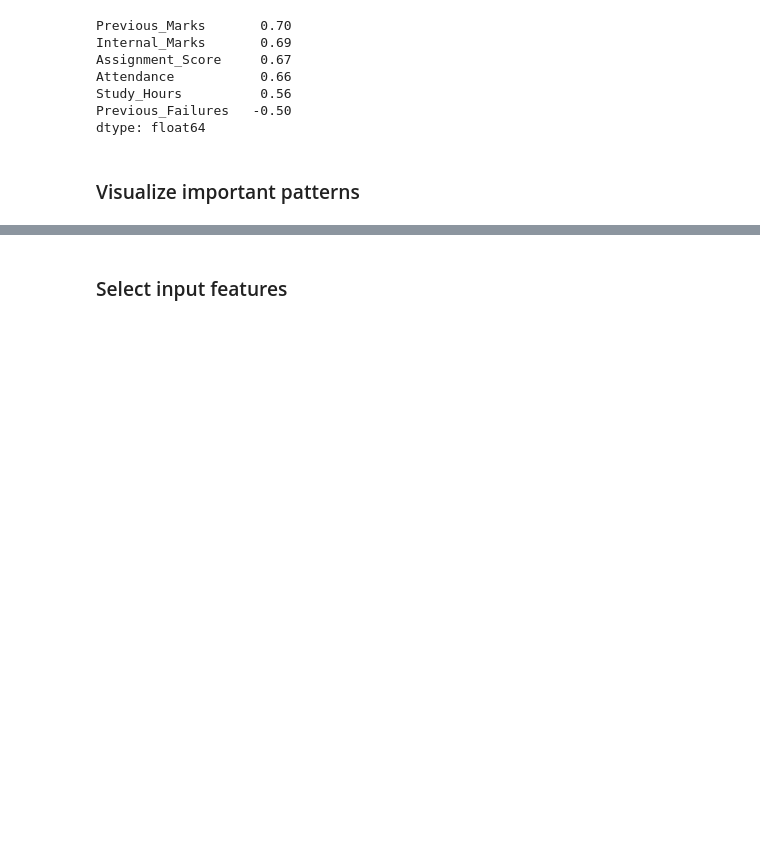
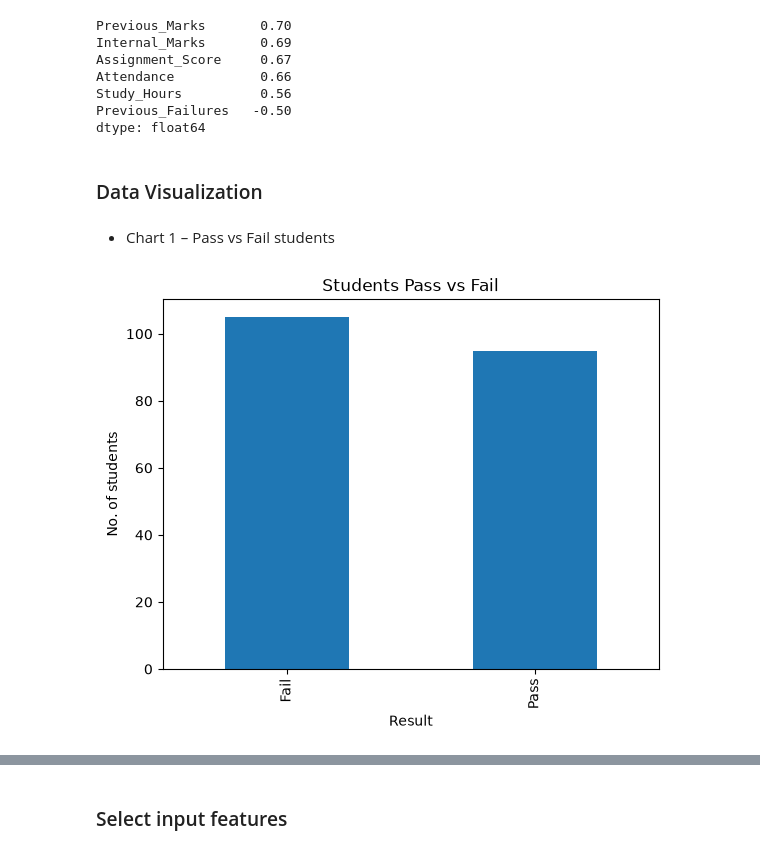
Before and after one commit to Pratik5767/Student-Performance-Prediction-Academic-Analysis-System, a Jupyter notebook: student_performance_perdiction.ipynb, the cells around one changed output, grey strips where cells are left out. Saved outputs shown, nothing was run; the diff lists cells and outputs as text; code cells hidden in the pictures; blank space fills up the shorter version.

Commit message:
did data visualization, build a simple ml model, made predictions, did evaluation, saved the model in local

```diff
--- a/student_performance_perdiction.ipynb
+++ b/student_performance_perdiction.ipynb
@@ -227,5 +227,5 @@ Attendance           0.66
 Study_Hours          0.56
 Previous_Failures   -0.50
 dtype: float64
-# %% [markdown]
-### Visualize important patterns
+# %% [markdown]
+### Data Visualization
@@ -231,0 +234,14 @@ dtype: float64
+# %% [markdown]
+- Chart 1 – Pass vs Fail students
+# %%
+counts = clean['Final_Result'].value_counts()
+
+counts.plot(kind="bar")
+
+plt.title("Students Pass vs Fail")
+plt.xlabel("Result")
+plt.ylabel("No. of students")
+
+plt.show()
+# %% [output]
+[figure, added]
```
Also changed, not shown: parts of 46 cells of this notebook.
